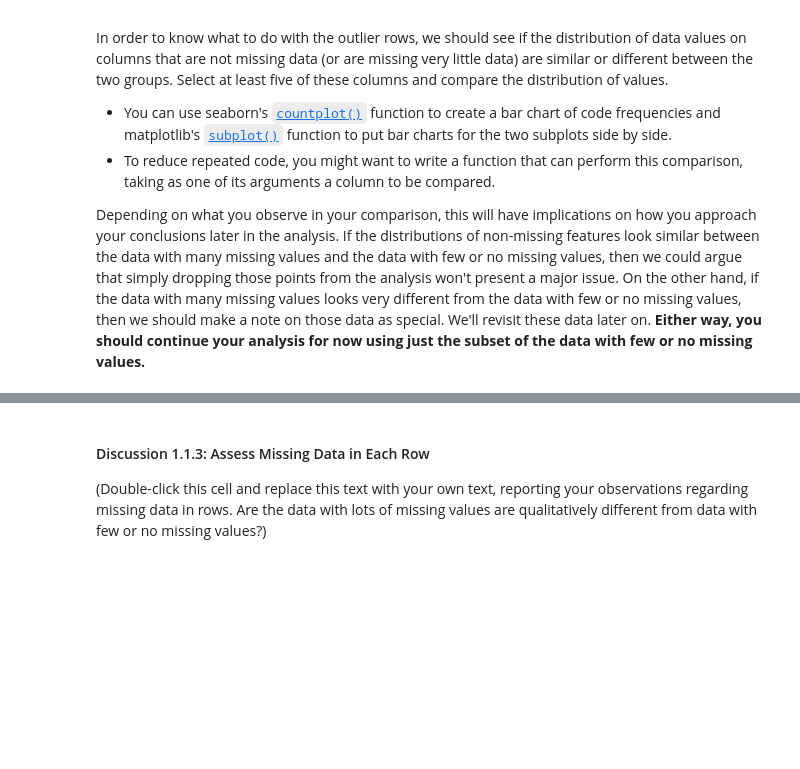
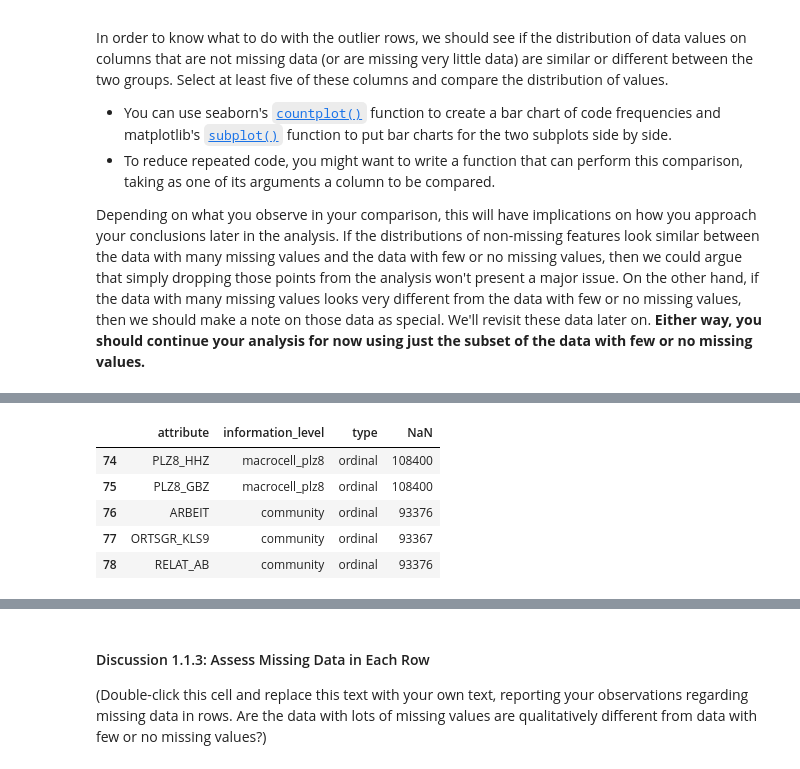
Before and after one commit to sstorm183/Unsupervised-Learning-Project, a Jupyter notebook: Identify_Customer_Segments.ipynb, the cells around one changed output, grey strips where cells are left out. Cells and saved outputs as stored; diff of their text form; code cells hidden in the pictures; blank space fills up the shorter version.

```diff
--- a/Identify_Customer_Segments.ipynb
+++ b/Identify_Customer_Segments.ipynb
@@ -213,0 +238,16 @@ Depending on what you observe in your comparison, this will have implications on
+# %%
+outLiersNaNCount = azidasOutliers.isnull().sum().to_frame()
+outLiersNaNCount = outLiersNaNCount.reset_index(level=0, inplace=False)
+outLiersNaNCount.columns = ['attribute', 'NaN']
+
+feat_DF = feat_info[['attribute', 'information_level', 'type']]
+
+outDF = pd.merge(feat_DF, outLiersNaNCount, on=['attribute'])
+outDF.tail()
+# %% [output]
+|  | attribute | information_level | type | NaN |
+| 74 | PLZ8_HHZ | macrocell_plz8 | ordinal | 108400 |
+| 75 | PLZ8_GBZ | macrocell_plz8 | ordinal | 108400 |
+| 76 | ARBEIT | community | ordinal | 93376 |
+| 77 | ORTSGR_KLS9 | community | ordinal | 93367 |
+| 78 | RELAT_AB | community | ordinal | 93376 |
```
Also changed, not shown: parts of 6 cells of this notebook.
